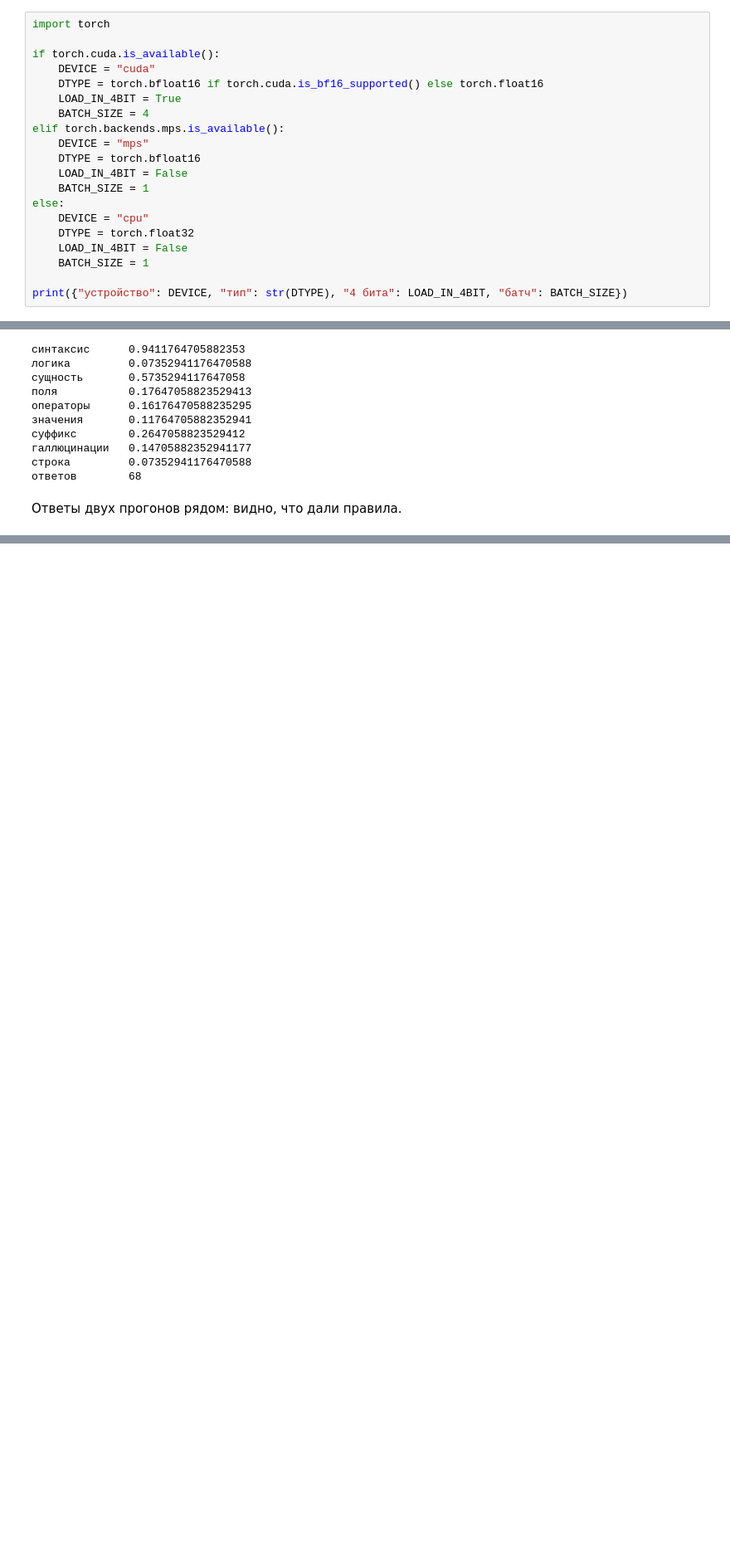
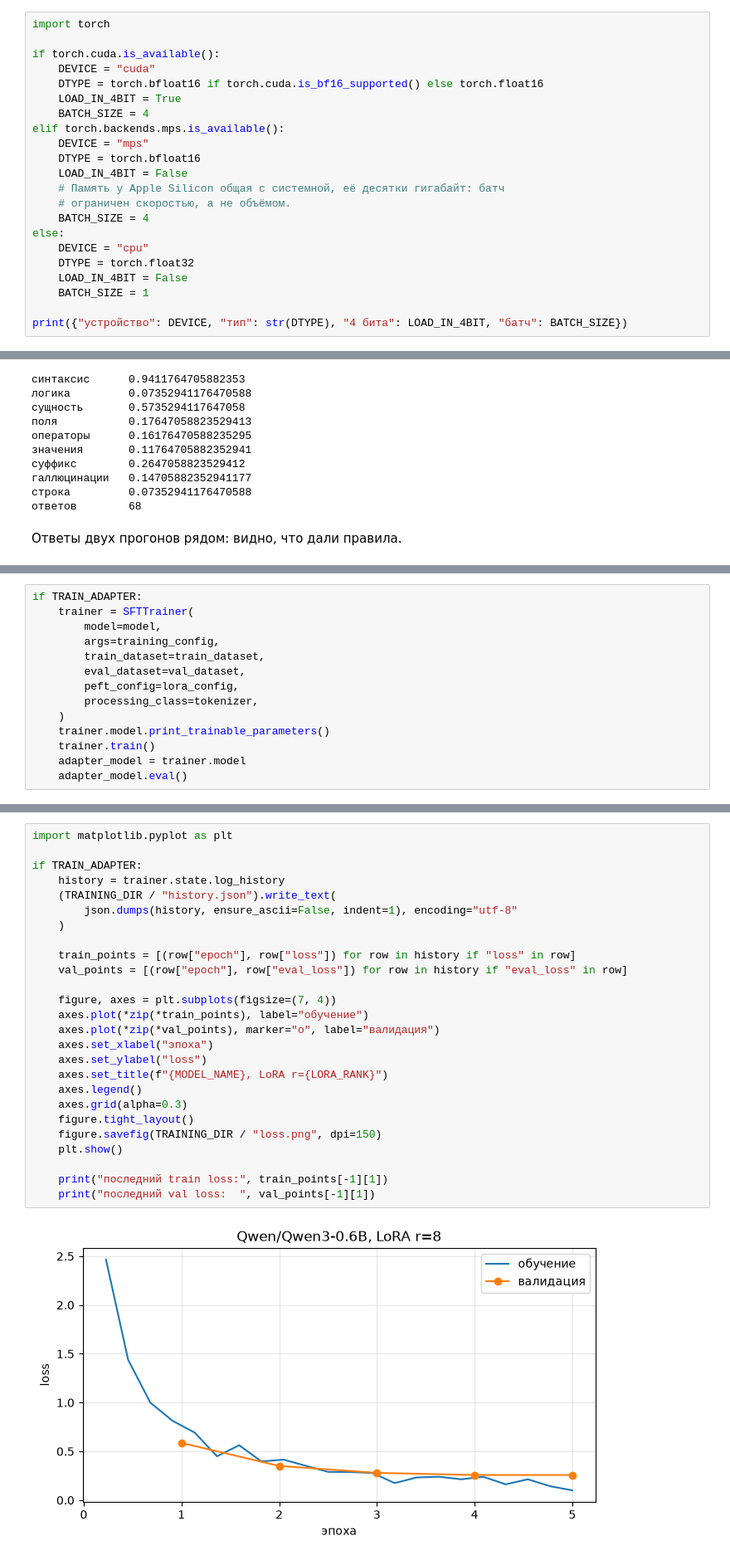
Before and after one commit to samtakoy/llm-engineer-ecql-and-metrcis, a Jupyter notebook: notebook/ecql_lora.ipynb, the cells around one changed output, grey strips where cells are left out. Shown at 83% size. Drawn from its saved outputs; the diff is of its cells as text; blank space fills up the shorter version.

Commit message:
обучение модели

```diff
--- a/notebook/ecql_lora.ipynb
+++ b/notebook/ecql_lora.ipynb
@@ -110,7 +111,9 @@ elif torch.backends.mps.is_available():
     DEVICE = "mps"
     DTYPE = torch.bfloat16
     LOAD_IN_4BIT = False
-    BATCH_SIZE = 1
+    # Память у Apple Silicon общая с системной, её десятки гигабайт: батч
+    # ограничен скоростью, а не объёмом.
+    BATCH_SIZE = 4
 else:
     DEVICE = "cpu"
     DTYPE = torch.float32
@@ -536,0 +684,14 @@ for record, full_answer in list(zip(test, full_run))[:5]:
+# %%
+if TRAIN_ADAPTER:
+    trainer = SFTTrainer(
+        model=model,
+        args=training_config,
+        train_dataset=train_dataset,
+        eval_dataset=val_dataset,
+        peft_config=lora_config,
+        processing_class=tokenizer,
+    )
+    trainer.model.print_trainable_parameters()
+    trainer.train()
+    adapter_model = trainer.model
+    adapter_model.eval()
@@ -536,0 +723,28 @@ for record, full_answer in list(zip(test, full_run))[:5]:
+# %%
+import matplotlib.pyplot as plt
+
+if TRAIN_ADAPTER:
+    history = trainer.state.log_history
+    (TRAINING_DIR / "history.json").write_text(
+        json.dumps(history, ensure_ascii=False, indent=1), encoding="utf-8"
+    )
+
+    train_points = [(row["epoch"], row["loss"]) for row in history if "loss" in row]
+    val_points = [(row["epoch"], row["eval_loss"]) for row in history if "eval_loss" in row]
+
+    figure, axes = plt.subplots(figsize=(7, 4))
+    axes.plot(*zip(*train_points), label="обучение")
+    axes.plot(*zip(*val_points), marker="o", label="валидация")
+    axes.set_xlabel("эпоха")
+    axes.set_ylabel("loss")
+    axes.set_title(f"{MODEL_NAME}, LoRA r={LORA_RANK}")
+    axes.legend()
+    axes.grid(alpha=0.3)
+    figure.tight_layout()
+    figure.savefig(TRAINING_DIR / "loss.png", dpi=150)
+    plt.show()
+
+    print("последний train loss:", train_points[-1][1])
+    print("последний val loss:  ", val_points[-1][1])
+# %% [output]
+[figure, added]
```
Also changed, not shown: parts of 17 cells of this notebook, 5 other files.
